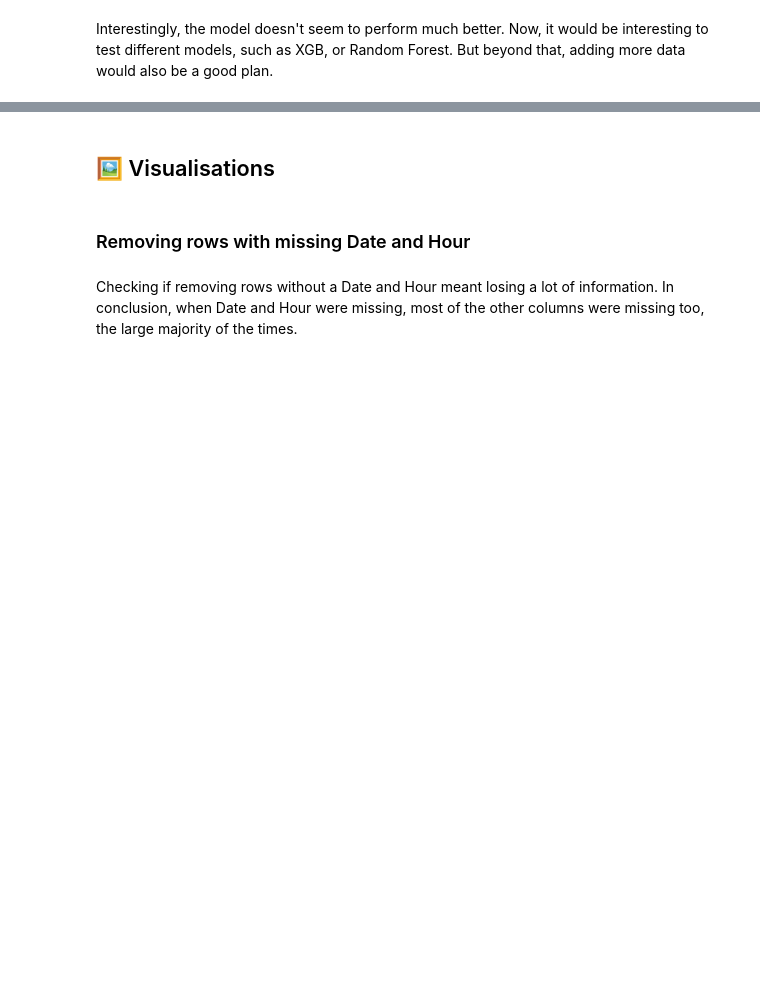
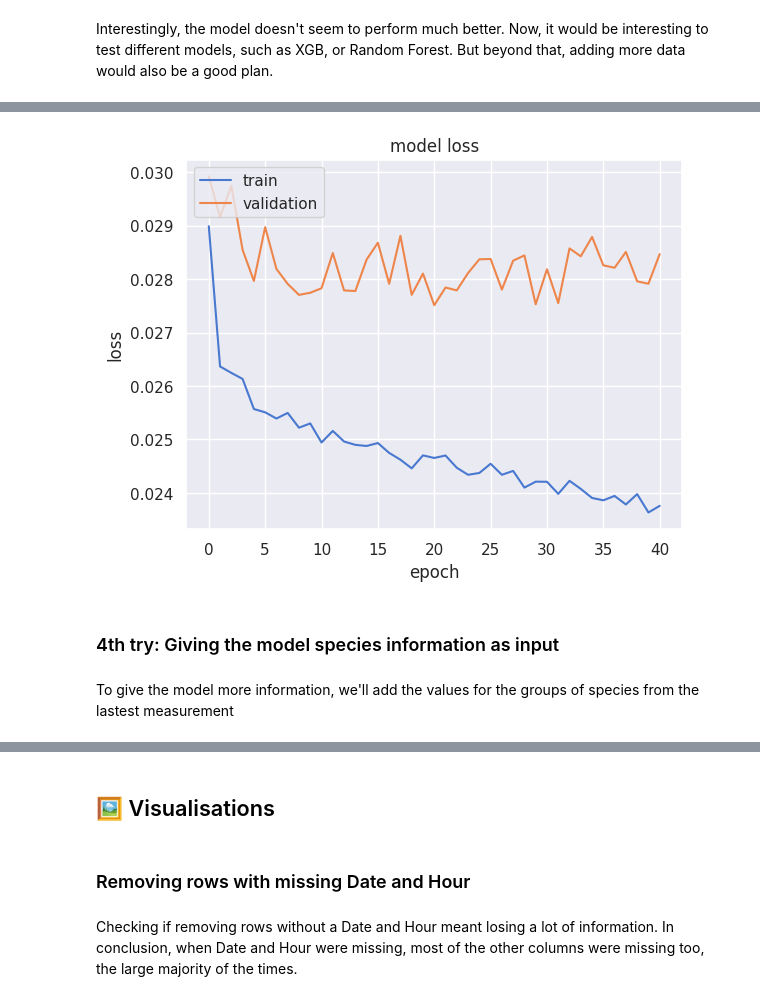
Before and after one commit to duarteoliper/WDL2_2023, a Jupyter notebook: Submission_phase_2_v2.ipynb, the cells around one changed output, grey strips where cells are left out. Saved outputs shown, nothing was run; the diff lists cells and outputs as text; code cells hidden in the pictures; blank space fills up the shorter version.

```diff
--- a/Submission_phase_2_v2.ipynb
+++ b/Submission_phase_2_v2.ipynb
@@ -1286,0 +1277,8 @@ Interestingly, the model doesn't seem to perform much better. Now, it would be i
+# %%
+# Groups
+
+species_in_group_1 = ['Chthamalus sp.', 'Balanus perforatus', 'Patella sp.', 'Siphonaria algesirae', 'Gibbula sp.', 'Monodonta lineata', 'Littorina neritoides', 'Mytillus sp.', 'Nassariidae (búzio)', 'Chiton sp.', 'Pollicipes pollicipes', 'Actinia equina ', 'Anemonia sulcata ', 'Ophiothrix sp.', 'Paracentrotus lividus', 'Hymeniacidon sanguinea', 'Aglaophenia pluma (hidrozoário branco ramificado)', 'Alga branca ramificada', 'Sabellaria alveolata  (tubos)', 'Cerianthidae', 'Anémona N.I.', 'Actinia fragacea', 'Gymnangium montagui', 'Anémona branca com estrias (fam. Cerianthidae)', 'Actinothoe sphyrodeta (anémona branca e laranja)', 'Oncidiella celtica (lesma)', 'Calliostoma sp. (burrié bicudo)', 'Polysyncraton sp. (ascídias vermelhas)', 'Didemnum sp. (ascídeas brancas)', 'Burrié negro N.I.', 'Búzio/burrié n.i.', 'Watersipora subtorquata (Ascídea)']
+species_in_group_2 = ['Verrucaria maura ', 'Lichina pygmaea (líquene folhoso)']
+species_in_group_3 = ['Coralina elongata', 'Lithophillum incrustans', 'Litophylum lichenoides', 'Litophylum tortuosum', 'Mesophylum lichenoides', 'Gelidium sp. (tipo raquete)', 'Asparagopsis armata (tufosa)', 'Asparagopsis armata (adulta)', 'Porphyra sp.', 'Ceramium (forma taças)', 'Mastocarpus sp. (alga preta só mediolitoral)', 'Gigartina sp. (língua do diabo)', 'Plocamium sp.', 'Caulacanthus sp.', 'Condracanthus', 'Alga vermelha filamentosa', 'Alga vermelha vesicular', 'Alga vermelha laminada', 'Alga vermelha carnuda', 'Hildenbrandia sp. (incrustante vermelha)', 'Chondria coerulescens (alga verde/azul filamentosa)', 'Alga vermelha "encaracolada" (que parece ceramium pequeno) ', 'Alga vermelha semelhante a Ulva rigida', 'Porphira', 'Osmundea pinnatifida', 'Alga vermelha ramificada (Polysiphonia?)', 'Ahnfeltiopsis devoniensis']
+species_in_group_4 = ['Stypocaulon scoparium (alga verde tufosa que parece pinheiro)', 'Ulva rigida', 'Cladophora sp. (limo)', 'Limo N.I.', 'Ulva intestinalis', 'Ulva sp. ', 'Codium sp. (alga verde carnuda)', 'Alga verde carnuda ramificada', 'Nemoderma sp.(alga tipo musgo)', 'alga verde tufosa', 'alga verde (tipo couve flor)', 'Alga verde incrustante', 'Alga verde n.i.', 'Alga verde filamentosa', 'Alga amarela tipo codium viscoso', 'Cladostephus spongiosus (codium que parece que tem areia)', 'Codium adhaerens (tipo nenúfar)']
+species_in_group_5 = ['Colpomenia sinuosa (alga bolhas)', 'Fucus vesiculosus ', 'Dictyota dichotoma (alga azul laminada)', 'Dictyota castanha', 'Alga castanha sp.', 'Alga castanha laminada', 'Alga castanha filamentosa', 'Alga castanha incrustante', 'Alga castanha carnuda', 'Alga castanha tufosa', 'Alga verde/azul - lavanda', 'Sphacelaria rigidula (pompons castanhos)', 'Cystoseira sp.', 'Laminaria sp.']
@@ -1286,0 +1314,34 @@ Interestingly, the model doesn't seem to perform much better. Now, it would be i
+# %%
+scaler = MinMaxScaler(feature_range=(0,1))
+# fit scaler on data
+scaler.fit(output_array_by_group)
+# apply transform
+normalized_output = scaler.transform(output_array_by_group)
+
+x_train, y_train = normalized_input[:int(0.8*normalized_input.shape[0])], normalized_output[:int(0.8*normalized_input.shape[0])]
+x_val, y_val = normalized_input[int(0.8*normalized_input.shape[0]):int(0.9*normalized_input.shape[0])], normalized_output[int(0.8*normalized_input.shape[0]):int(0.9*normalized_input.shape[0])]
+x_test, y_test = normalized_input[int(0.9*normalized_input.shape[0]):], normalized_output[int(0.9*normalized_input.shape[0]):]
+# %%
+callback = tf.keras.callbacks.EarlyStopping(monitor='val_loss', patience=20)
+
+model = tf.keras.models.Sequential(
+    layers=[
+        tf.keras.layers.Dense(256, input_dim=x_train.shape[1], activation="relu", name="input"),
+        tf.keras.layers.Dropout(0.2),
+        tf.keras.layers.Dense(256, activation="relu", name="layer1"),
+        tf.keras.layers.Dropout(0.2),
+        tf.keras.layers.Dense(128, activation="relu", name="layer2"),
+        tf.keras.layers.Dropout(0.2),
+        tf.keras.layers.Dense(128, activation="relu", name="layer3"),
+        tf.keras.layers.Dense(y_train.shape[1], name="output")
+    ])
+
+model.summary()
+
+optimizer = tf.optimizers.Adam(lr=1e-3)
+model.compile(optimizer=optimizer, loss='mse')
+
+history = model.fit(x_train, y_train,
+                   validation_data=(x_val, y_val),
+                   batch_size=32,
+                   epochs=200,  callbacks=[callback], shuffle=True)
@@ -1286,0 +1371,8 @@ Interestingly, the model doesn't seem to perform much better. Now, it would be i
+# %%
+plot_model("loss", history)
+# %% [output]
+[figure, added]
+# %% [markdown]
+### 4th try: Giving the model species information as input
+# %% [markdown]
+To give the model more information, we'll add the values for the groups of species from the lastest measurement
```
Also changed, not shown: parts of 21 cells of this notebook.
